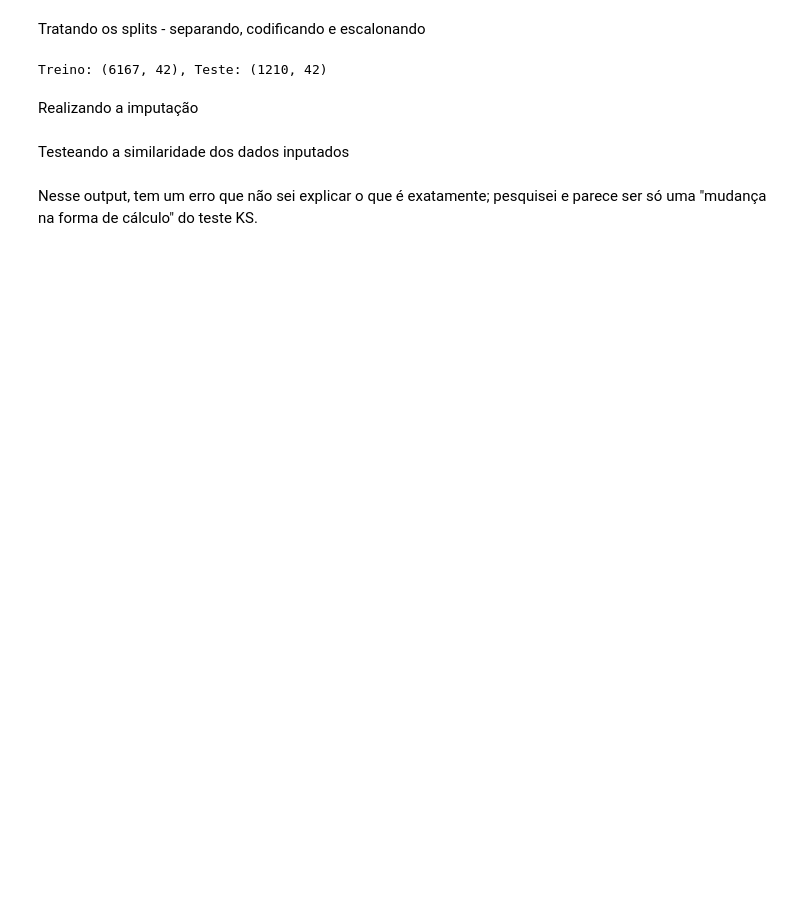
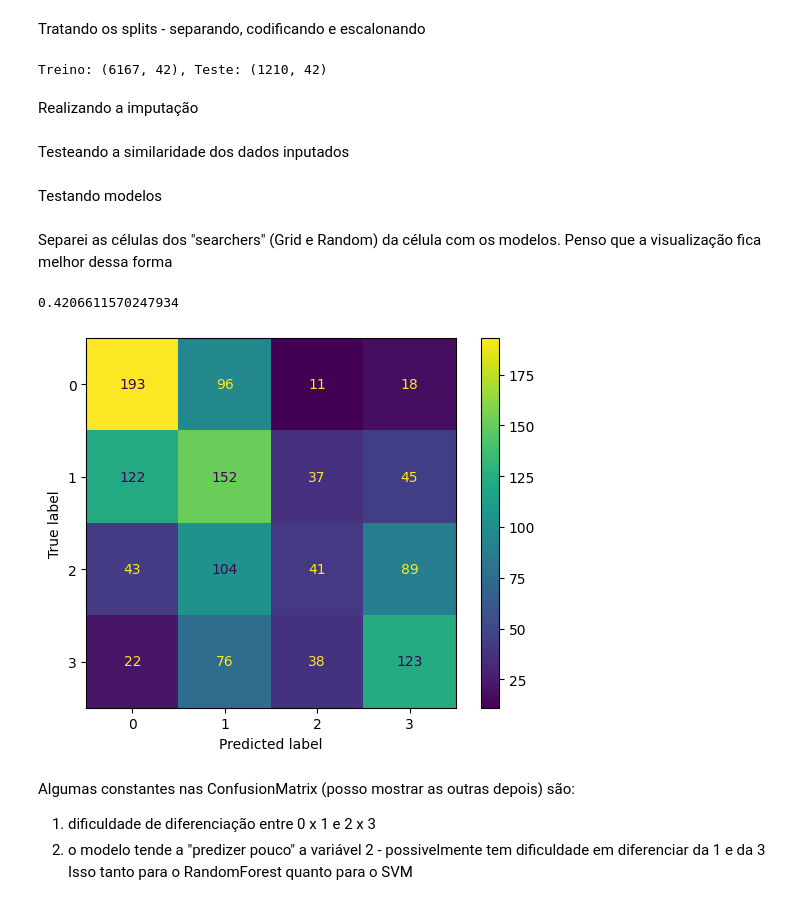
Before and after one commit to jvchama/trabalhos_LASOS, a Jupyter notebook: SA_model.ipynb, the cells around one changed output. Saved outputs shown, nothing was run; the diff lists cells and outputs as text; code cells hidden in the pictures; blank space fills up the shorter version.

```diff
--- a/SA_model.ipynb
+++ b/SA_model.ipynb
@@ -107,12 +107,11 @@ target_col = "gad7_severidade de sintomas"
 data = data.drop(columns=["continent_code", "gad7_score", "score_total_smile"])
 
 X = data.drop(columns=[target_col])
-Y = data[target_col]
+y = data[target_col]
 
 missing_data_idx = X[X.isna().any(axis=1)].index.to_numpy()
 complete_data_idx = X.dropna().index.to_numpy()
 
 
-
 df = pd.DataFrame(data)
 df.to_excel("América do Suil_MODEL_treated.xlsx", index=False)
@@ -120,6 +124,14 @@ df.to_excel("América do Suil_MODEL_treated.xlsx", index=False)
 Tratando os splits - separando, codificando e escalonando
 # %%
 # separando os splits treino/teste (80/20)
+
+import pandas as pd
+from scipy.stats import ks_2samp, chi2_contingency
+from sklearn.model_selection import cross_validate, ShuffleSplit
+from sklearn.impute import KNNImputer
+from sklearn.preprocessing import StandardScaler, MinMaxScaler, OneHotEncoder
+from sklearn.pipeline import Pipeline
+from sklearn.compose import ColumnTransformer
 shuffle_split = ShuffleSplit(n_splits=5, test_size=0.2, random_state=50)
 splits = []
 
@@ -139,7 +151,7 @@ for train_pos, test_pos in shuffle_split.split(complete_data_idx):
     train_idx = pd.Index(train_idx).union(missing_data_idx)
 
     X_train, X_test = X.iloc[train_idx], X.iloc[test_idx]
-    Y_train, Y_test = Y.iloc[train_idx], Y.iloc[test_idx]
+    y_train, y_test = y.iloc[train_idx], y.iloc[test_idx]
 
     # One-hot encoding e StandardScaler
     onehot_transformer = OneHotEncoder(sparse_output=False, handle_unknown="ignore")
@@ -173,8 +185,8 @@ for train_pos, test_pos in shuffle_split.split(complete_data_idx):
     splits.append({
         "X_train": X_train,
         "X_test": X_test,
-        "Y_train": Y_train,
-        "Y_test": Y_test
+        "y_train": y_train,
+        "y_test": y_test
     })
 
 inputed_splits = []
@@ -261,5 +273,55 @@ for i, split in enumerate(splits):
 
             if p_value < 0.05: print(f"Variável {col} AFETADA pela inputação (failed null-hypothesis) - {p_value}")
             #else: print(f"Variável {col} AFETADA pela inputação (proved null-hypothesis) - {p_value}")
-# %% [markdown]
-Nesse output, tem um erro que não sei explicar o que é exatamente; pesquisei e parece ser só uma "mudança na forma de cálculo" do teste KS.
+# %% [markdown]
+Testando modelos
+# %% [markdown]
+Separei as células dos "searchers" (Grid e Random) da célula com os modelos.
+Penso que a visualização fica melhor dessa forma
+# %%
+#RandomForest
+
+import matplotlib.pyplot as plt
+from sklearn.ensemble import RandomForestClassifier
+from sklearn.metrics import accuracy_score, classification_report
+from sklearn.metrics import confusion_matrix, ConfusionMatrixDisplay
+from sklearn.model_selection import GridSearchCV
+from sklearn.decomposition import PCA
+
+split = splits[0]
+
+X_train = split['X_train_imputed']
+X_test = split['X_test']
+y_train = split['y_train']
+y_test = split['y_test']
+
+#   escrevi aqui os valores dos hiperparametros que utilizei, mais para guardar um histórico
+#   GridSearch 1: (max_depth=10, min_samples_split=10, n_estimators=200) - 0.422
+
+clf_rf = RandomForestClassifier(random_state=42,
+                                n_estimators=500,
+                                max_depth=10,
+                                min_samples_split=2,
+                                min_samples_leaf=1,
+                                max_features='log2',
+                                criterion='gini',
+                                bootstrap=True)
+clf_rf.fit(X_train, y_train)
+
+predictions = clf_rf.predict(X_test)
+
+acc = accuracy_score(y_test, predictions)
+print(acc)
+
+cm = confusion_matrix(y_test, predictions, labels=clf_rf.classes_)
+mtx = ConfusionMatrixDisplay(confusion_matrix=cm, display_labels=clf_rf.classes_)
+mtx.plot()
+plt.show()
+# %% [output]
+0.4206611570247934
+[figure, added]
+# %% [markdown]
+Algumas constantes nas ConfusionMatrix (posso mostrar as outras depois) são:
+1. dificuldade de diferenciação entre 0 x 1 e 2 x 3
+2. o modelo tende a "predizer pouco" a variável 2 - possivelmente tem dificuldade em diferenciar da 1 e da 3
+Isso tanto para o RandomForest quanto para o SVM
```
Also changed, not shown: parts of 7 cells of this notebook.
